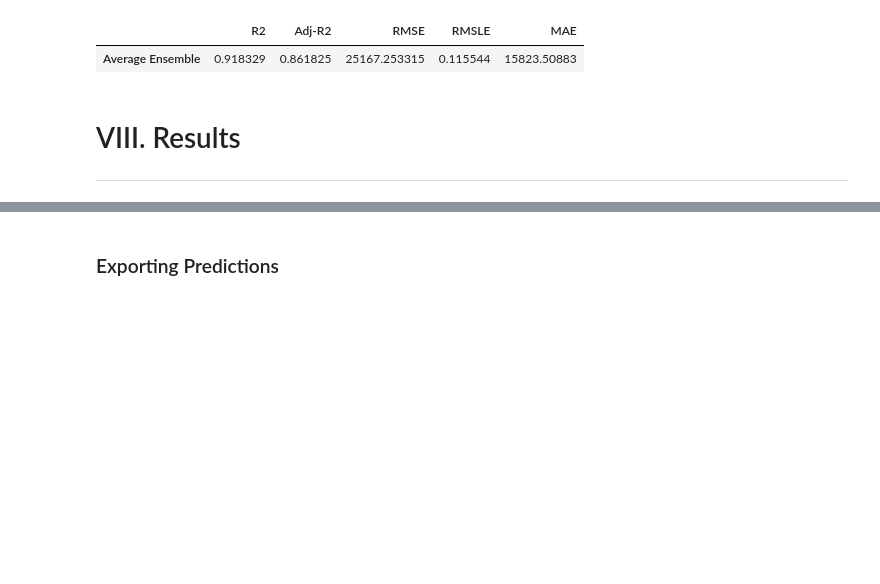
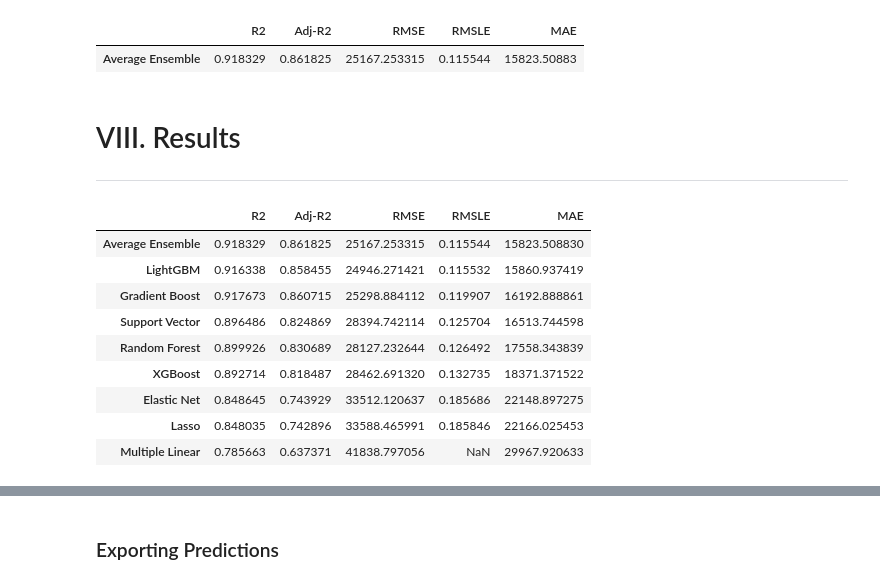
Before and after one commit to AmoghPradeep/house-price-prediction, a Jupyter notebook: main.ipynb, the cells around one changed output, grey strips where cells are left out. Cells and saved outputs as stored; diff of their text form; code cells hidden in the pictures; blank space fills up the shorter version.

```diff
--- a/main.ipynb
+++ b/main.ipynb
@@ -838,11 +839,24 @@ model_results.tail(1)
 # %% [output]
 |  | R2 | Adj-R2 | RMSE | RMSLE | MAE |
 | Average Ensemble | 0.918329 | 0.861825 | 25167.253315 | 0.115544 | 15823.50883 |
+# %% [markdown]
+# VIII. Results
+<hr>
 # %%
 model_results.drop(index = "RANSAC", inplace = True)
-# %% [markdown]
-# VIII. Results
-<hr>
+# %%
+model_results.sort_values("MAE", ascending=True)
+# %% [output]
+|  | R2 | Adj-R2 | RMSE | RMSLE | MAE |
+| Average Ensemble | 0.918329 | 0.861825 | 25167.253315 | 0.115544 | 15823.508830 |
+| LightGBM | 0.916338 | 0.858455 | 24946.271421 | 0.115532 | 15860.937419 |
+| Gradient Boost | 0.917673 | 0.860715 | 25298.884112 | 0.119907 | 16192.888861 |
+| Support Vector | 0.896486 | 0.824869 | 28394.742114 | 0.125704 | 16513.744598 |
+| Random Forest | 0.899926 | 0.830689 | 28127.232644 | 0.126492 | 17558.343839 |
+| XGBoost | 0.892714 | 0.818487 | 28462.691320 | 0.132735 | 18371.371522 |
+| Elastic Net | 0.848645 | 0.743929 | 33512.120637 | 0.185686 | 22148.897275 |
+| Lasso | 0.848035 | 0.742896 | 33588.465991 | 0.185846 | 22166.025453 |
+| Multiple Linear | 0.785663 | 0.637371 | 41838.797056 | NaN | 29967.920633 |
 # %%
 plt.figure(figsize=(16, 16))
 plt.subplot(2, 2, 1)
```
Also changed, not shown: parts of 8 cells of this notebook.
